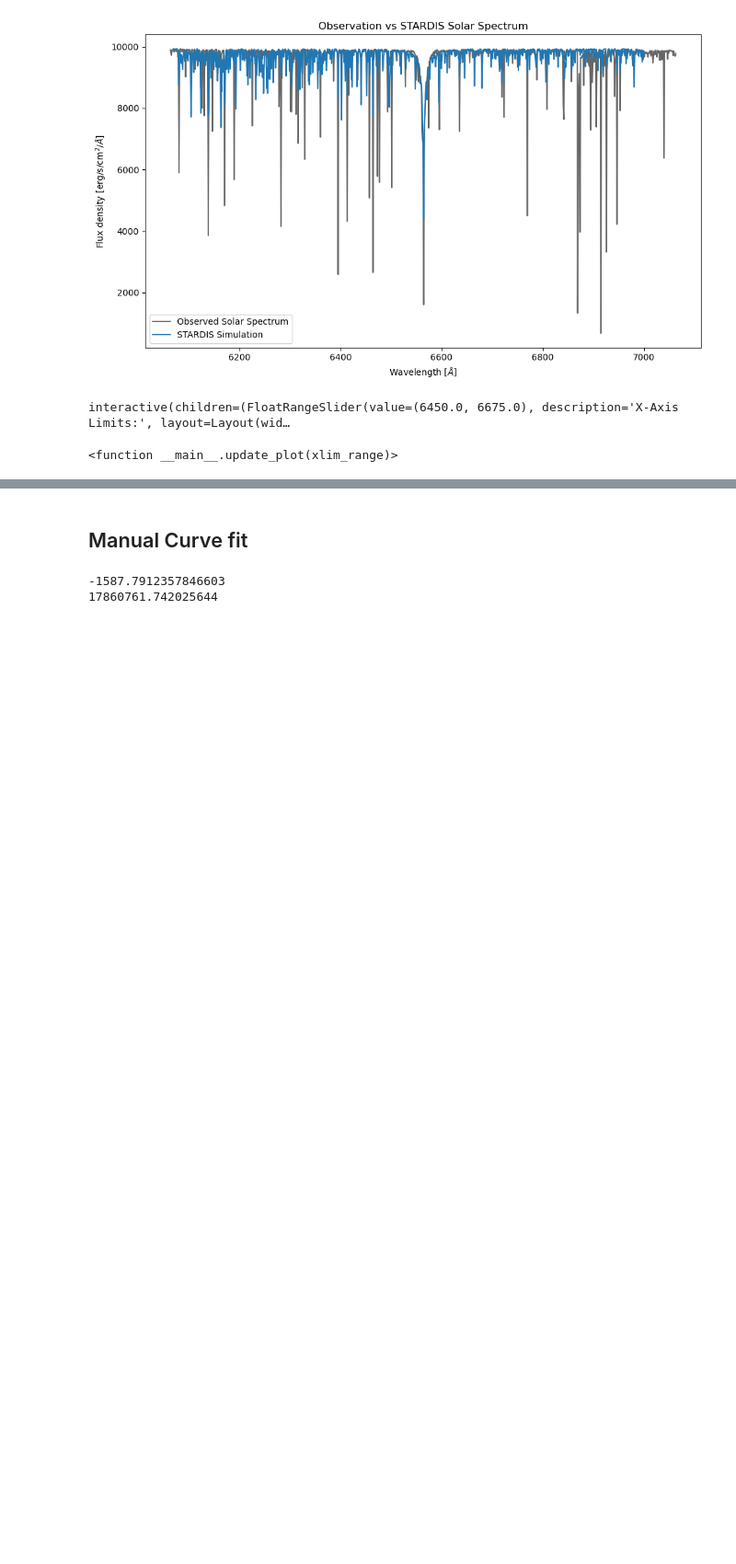
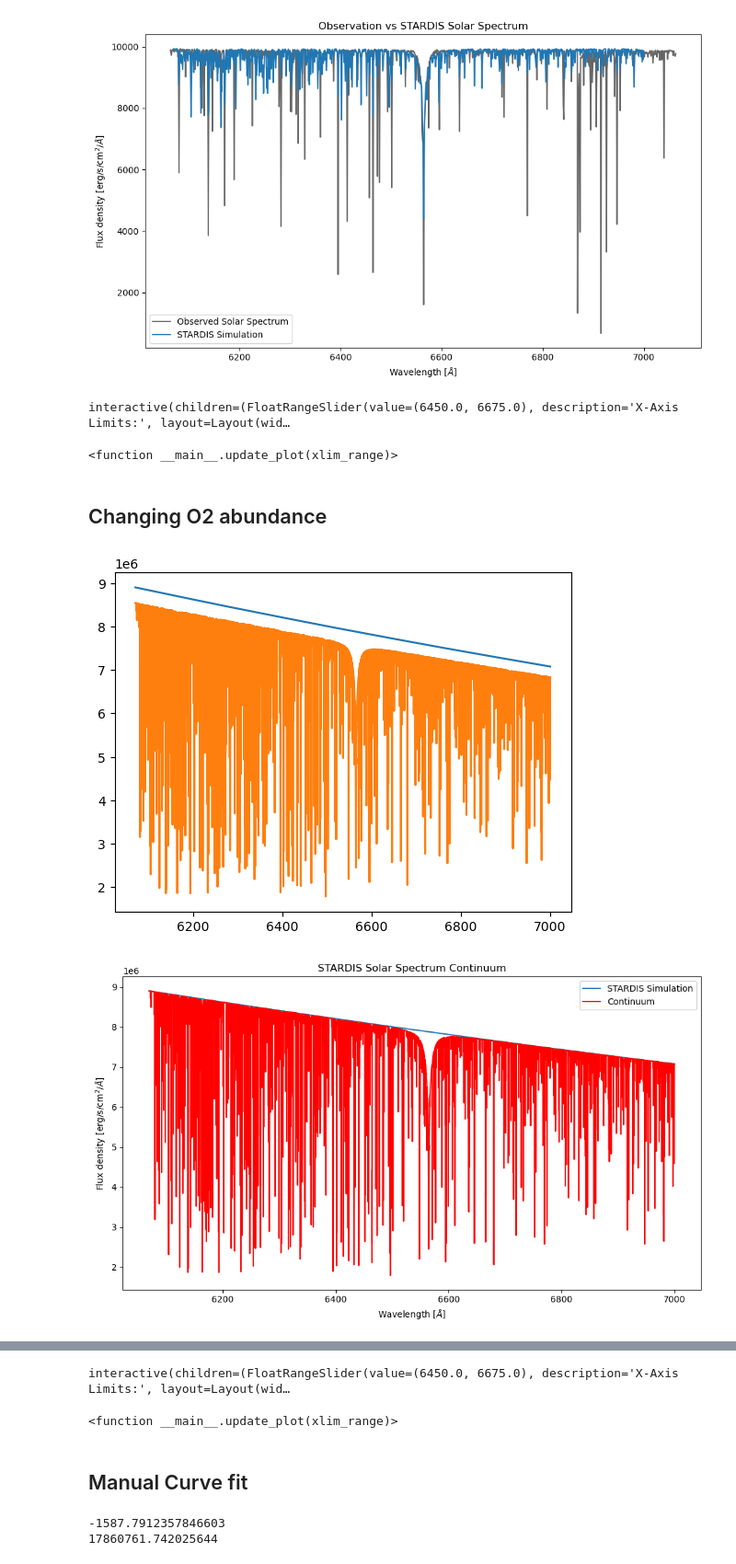
Before and after one commit to Keshavj-07/first_proj, a Jupyter notebook: scripts/Solar_Spectrum.ipynb, the cells around one changed output, grey strips where cells are left out. Shown at 92% size. Saved outputs shown, nothing was run; the diff lists cells and outputs as text; code cells hidden in the pictures; blank space fills up the shorter version.

```diff
--- a/scripts/Solar_Spectrum.ipynb
+++ b/scripts/Solar_Spectrum.ipynb
@@ -74,3 +74,20 @@ interact(
 # %% [output]
 interactive(children=(FloatRangeSlider(value=(6450.0, 6675.0), description='X-Axis Limits:', layout=Layout(wid…
 <function __main__.update_plot(xlim_range)>
+# %% [markdown]
+## Changing O2 abundance
+# %%
+o_factor = 10
+sim_o = run_stardis("stardis_example.yml", tracing_lambdas, add_config_dict={'input_model.nuclide_rescaling_dict': {'O' : o_factor}})
+sim_o_2 = run_stardis("Nolines.yml", tracing_lambdas, add_config_dict={'input_model.nuclide_rescaling_dict': {'O' : o_factor}})
+# %%
+# Normalize the simulated flux
+
+y_o_norm = sim_o.spectrum_lambda / sim_o_2.spectrum_lambda * 9932
+convolved_y_flux = nd.gaussian_filter1d(y_o_norm, 42.5)
+plt.plot(sim_o.lambdas, sim_o_2.spectrum_lambda)
+continuum_visualizer(sim_o_2.lambdas, sim_o_2.spectrum_lambda, sim_o.lambdas, sim_o.spectrum_lambda)
+bass_compare(sim.lambdas, convolved_flux, sim_o.lambdas, y_o)
+# %% [output]
+[figure, added]
+[figure, added]
@@ -77,3 +95,34 @@ interactive(children=(FloatRangeSlider(value=(6450.0, 6675.0), description='X-Ax
+# %%
+def update_plot(xlim_range):
+    plt.figure(figsize=(10, 6))
+    plt.plot(sim_o_2.lambdas, convolved_y_flux, label="Modified O2 Spectrum", color="black", alpha=0.6)
+    plt.plot(sim.lambdas, convolved_flux, label="STARDIS Simulation")
+    plt.xlim((xlim_range[0], xlim_range[1]))
+    plt.ylim((0000, 10000))
+    plt.title("STARDIS Solar Spectrum")
+    plt.xlabel(r"Wavelength [$\AA$]")
+    plt.ylabel(r"Flux density [erg/s/cm$^2$/$\AA$]")
+    plt.tight_layout()
+    plt.vlines(6282.6, ymin=0, ymax=10000, color="red", label="O2 A line")
+    plt.legend()
+    plt.show()
+
+
+# Create range slider (min, max)
+interact(
+    update_plot,
+    xlim_range=widgets.FloatRangeSlider(
+        value=[6450, 6675],
+        min=6000,
+        max=7000,
+        step=1,
+        description="X-Axis Limits:",
+        layout=widgets.Layout(width="80%"),
+    ),
+)
+# %% [output]
+interactive(children=(FloatRangeSlider(value=(6450.0, 6675.0), description='X-Axis Limits:', layout=Layout(wid…
+<function __main__.update_plot(xlim_range)>
 # %% [markdown]
 ## Manual Curve fit
 # %%
```
Also changed, not shown: parts of 1 cell of this notebook.
